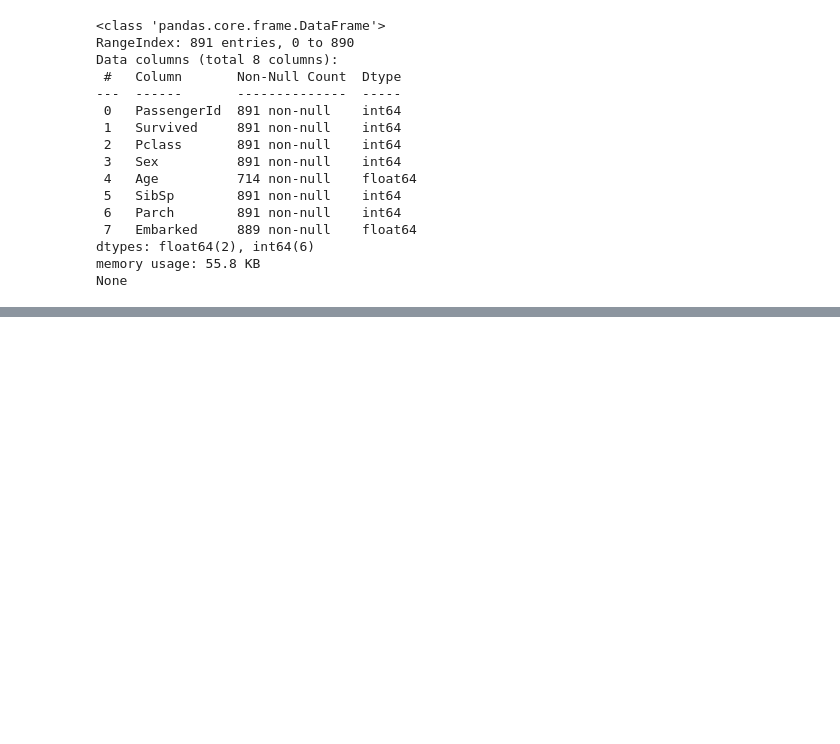
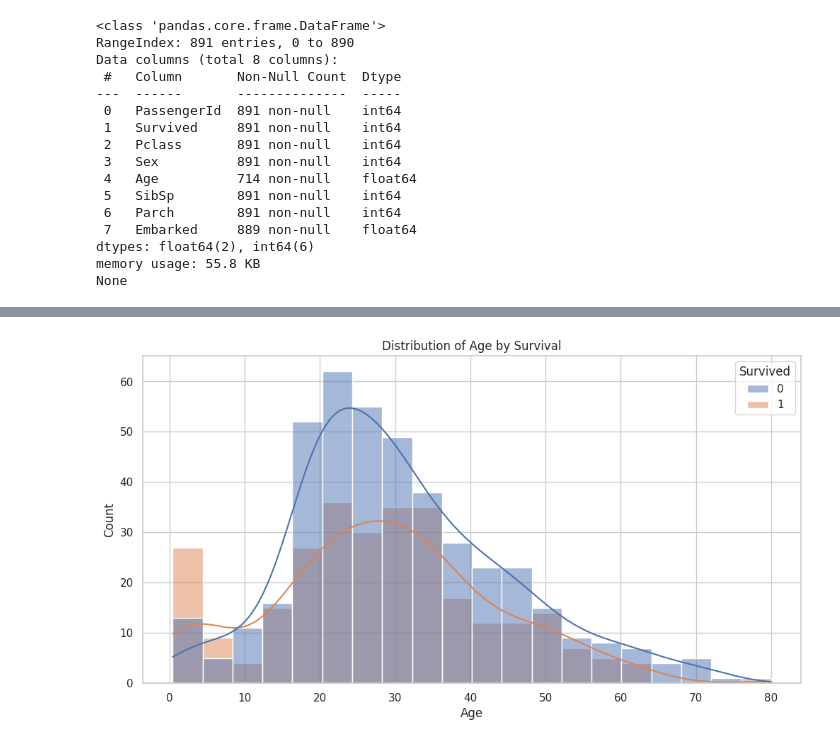
Before and after one commit to gcbirat12/Titanic_Survivor_Prediction, a Jupyter notebook: Titanic_Survivor_Prediction.ipynb, the cells around one changed output, grey strips where cells are left out. Cells and saved outputs as stored; diff of their text form; code cells hidden in the pictures; blank space fills up the shorter version.

```diff
--- a/Titanic_Survivor_Prediction.ipynb
+++ b/Titanic_Survivor_Prediction.ipynb
@@ -94,0 +130,7 @@ None
+# %%
+plt.figure(figsize=(12, 6))
+sns.histplot(data=train_data, x='Age', hue='Survived', kde=True)
+plt.title("Distribution of Age by Survival")
+plt.show()
+# %% [output]
+[figure, added]
```
Also changed, not shown: parts of 9 cells of this notebook.
